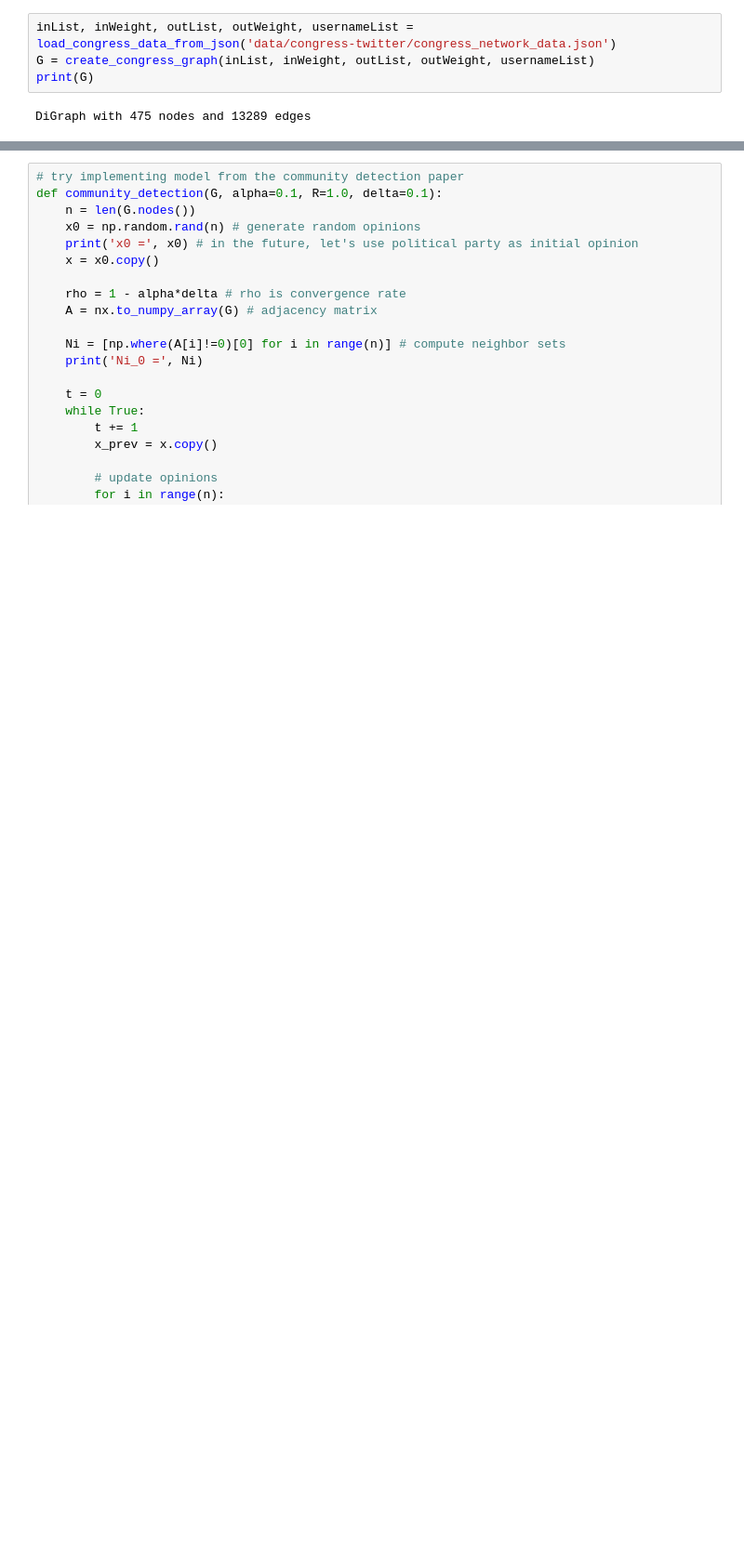
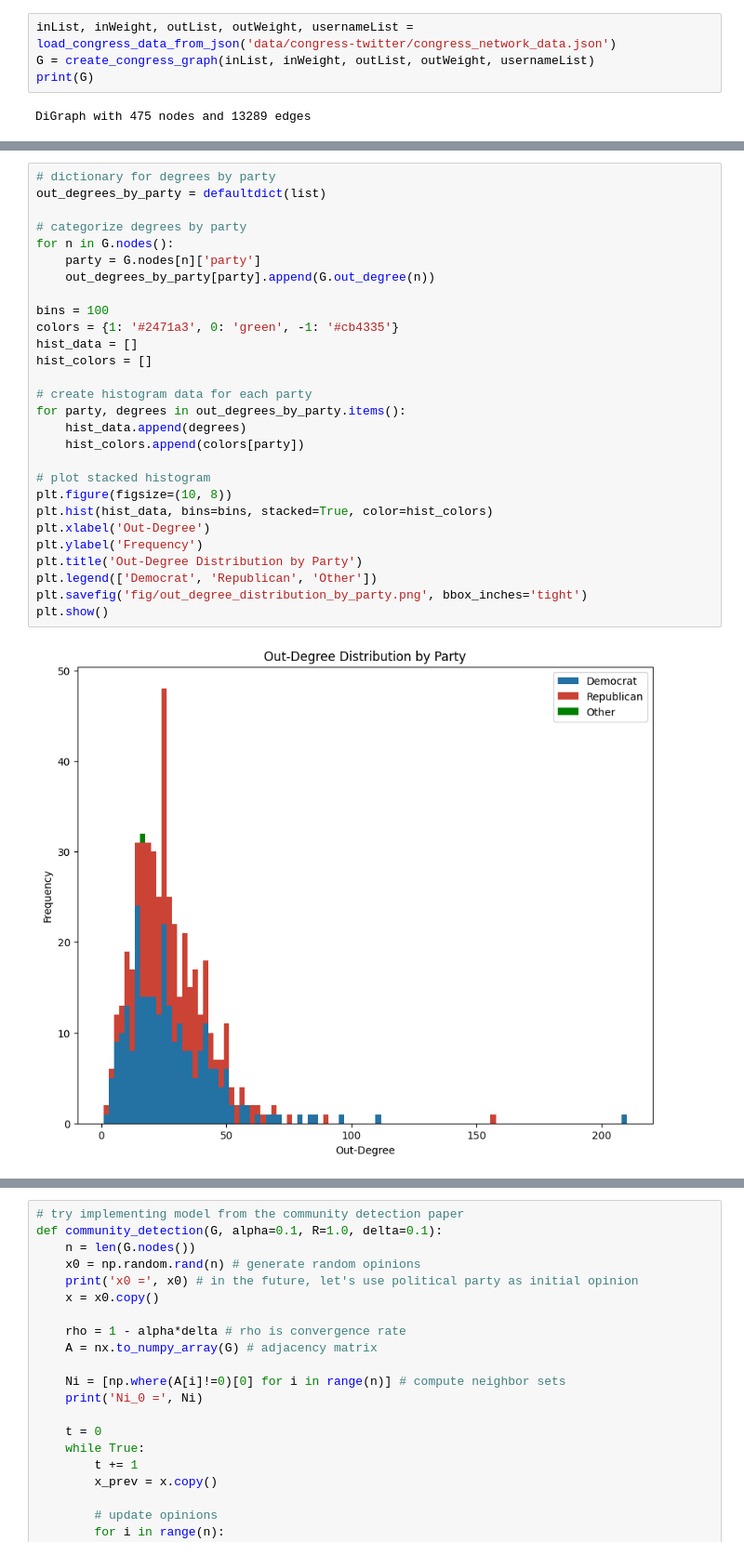
Before and after one commit to cjk4/opinion-modeling, a Jupyter notebook: community-detection.ipynb, the cells around one changed output, grey strips where cells are left out. Shown at 93% size. Cells and saved outputs as stored; diff of their text form; blank space fills up the shorter version.

```diff
--- a/community-detection.ipynb
+++ b/community-detection.ipynb
@@ -68,0 +84,30 @@ print(G.get_edge_data(4, 0))
+# %%
+# dictionary for degrees by party
+out_degrees_by_party = defaultdict(list)
+
+# categorize degrees by party
+for n in G.nodes():
+    party = G.nodes[n]['party']
+    out_degrees_by_party[party].append(G.out_degree(n))
+
+bins = 100
+colors = {1: '#2471a3', 0: 'green', -1: '#cb4335'}
+hist_data = []
+hist_colors = []
+
+# create histogram data for each party
+for party, degrees in out_degrees_by_party.items():
+    hist_data.append(degrees)
+    hist_colors.append(colors[party])
+
+# plot stacked histogram
+plt.figure(figsize=(10, 8))
+plt.hist(hist_data, bins=bins, stacked=True, color=hist_colors)
+plt.xlabel('Out-Degree')
+plt.ylabel('Frequency')
+plt.title('Out-Degree Distribution by Party')
+plt.legend(['Democrat', 'Republican', 'Other'])
+plt.savefig('fig/out_degree_distribution_by_party.png', bbox_inches='tight')
+plt.show()
+# %% [output]
+[figure, added]
```
Also changed, not shown: parts of 27 cells of this notebook, 10 other files.
